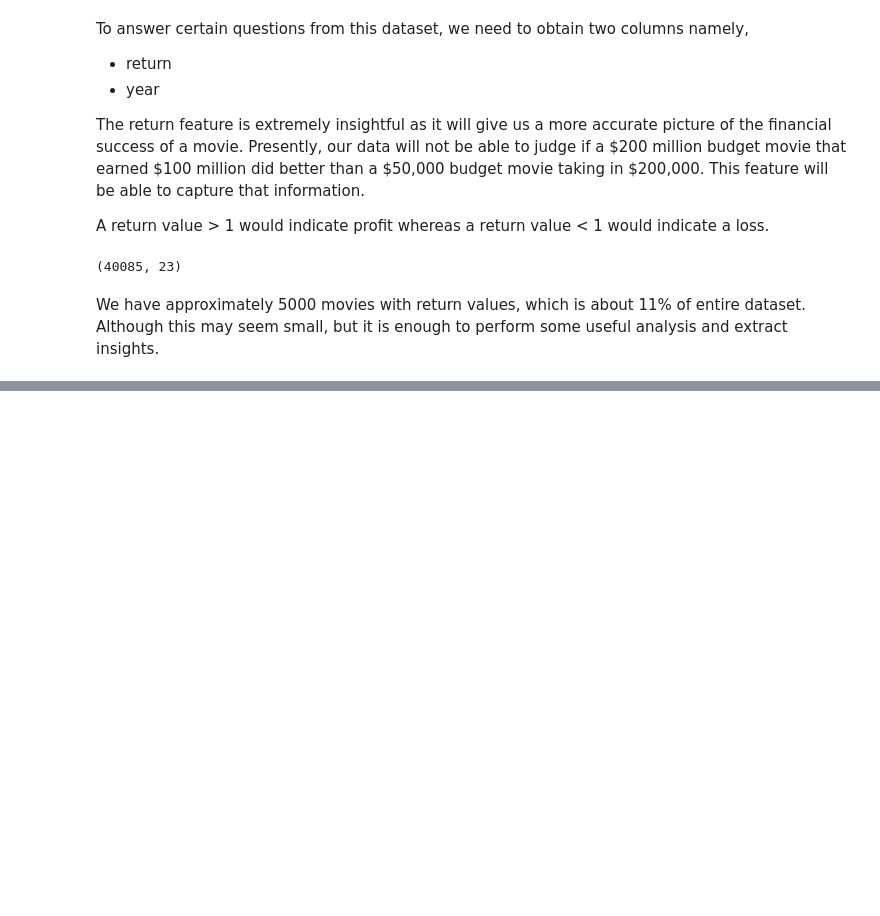
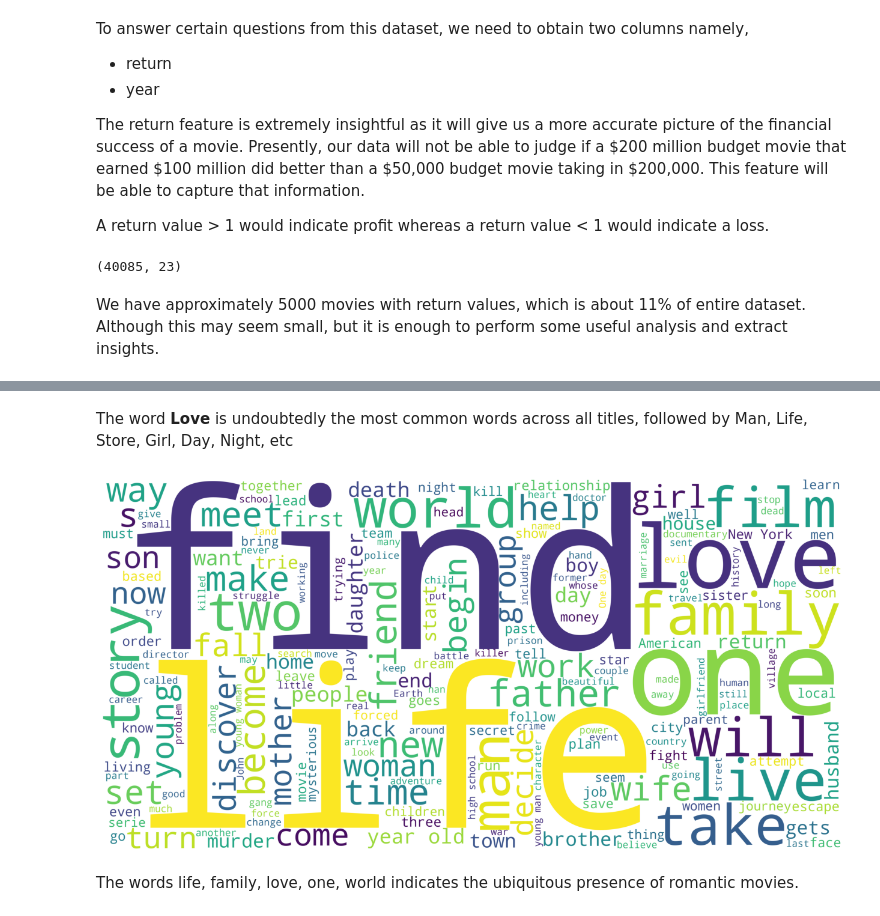
Before and after one commit to M-Awwab-Khan/most-comprehensive-movies-analysis, a Jupyter notebook: Movie_Metrics_An_Analyst_Approach.ipynb, the cells around one changed output, grey strips where cells are left out. Cells and saved outputs as stored; diff of their text form; code cells hidden in the pictures; blank space fills up the shorter version.

```diff
--- a/Movie_Metrics_An_Analyst_Approach.ipynb
+++ b/Movie_Metrics_An_Analyst_Approach.ipynb
@@ -203,0 +221,12 @@ df.drop
+# %% [markdown]
+The word **Love** is undoubtedly the most common words across all titles, followed by Man, Life, Store, Girl, Day, Night, etc
+# %%
+overview_wordcloud = WordCloud(stopwords=STOPWORDS, background_color='white', height=2000, width=4000).generate(overview_corpus)
+plt.figure(figsize=(16,8))
+plt.imshow(overview_wordcloud)
+plt.axis('off')
+plt.show()
+# %% [output]
+[figure, added]
+# %% [markdown]
+The words life, family, love, one, world indicates the ubiquitous presence of romantic movies.
```
Also changed, not shown: parts of 6 cells of this notebook.
